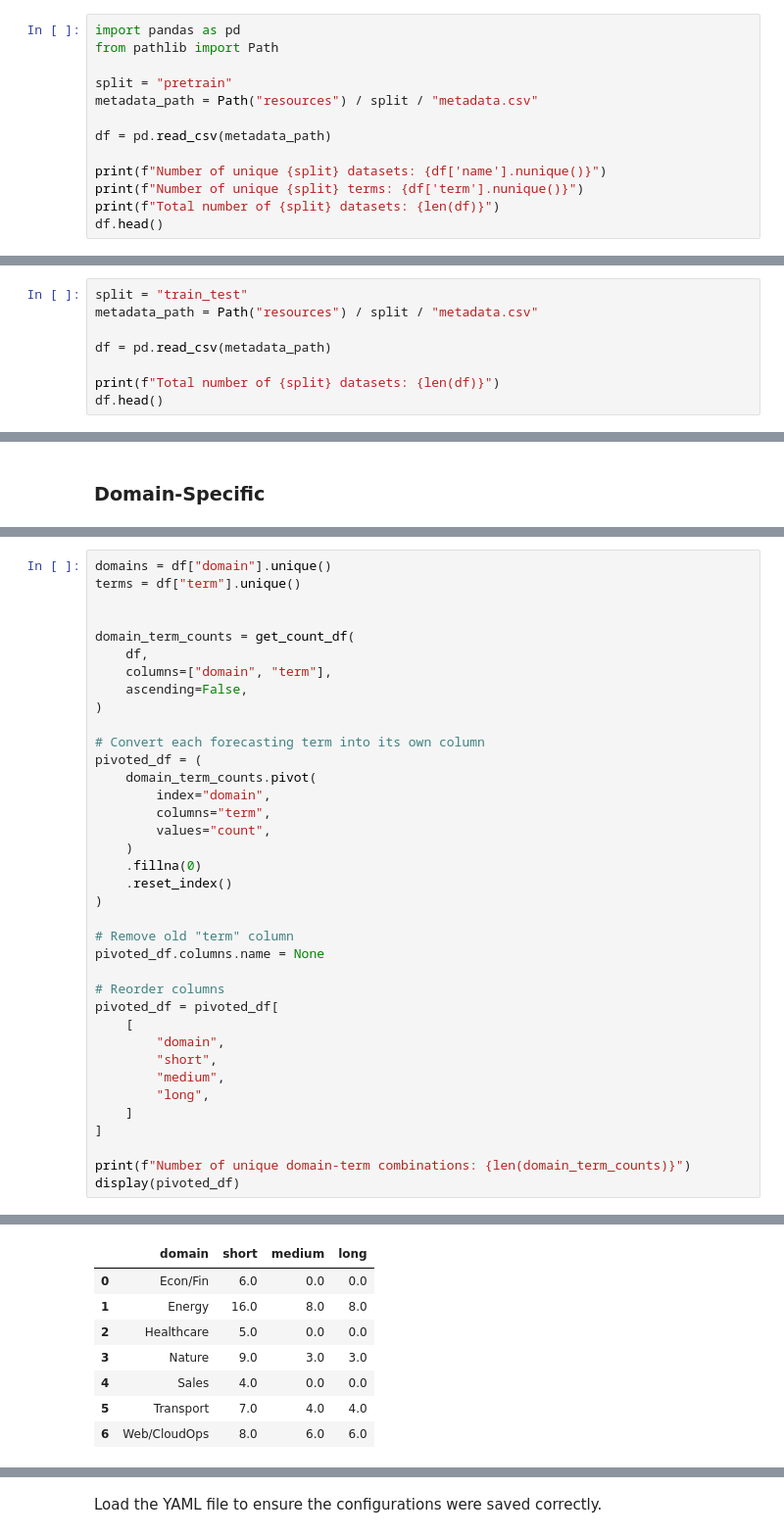
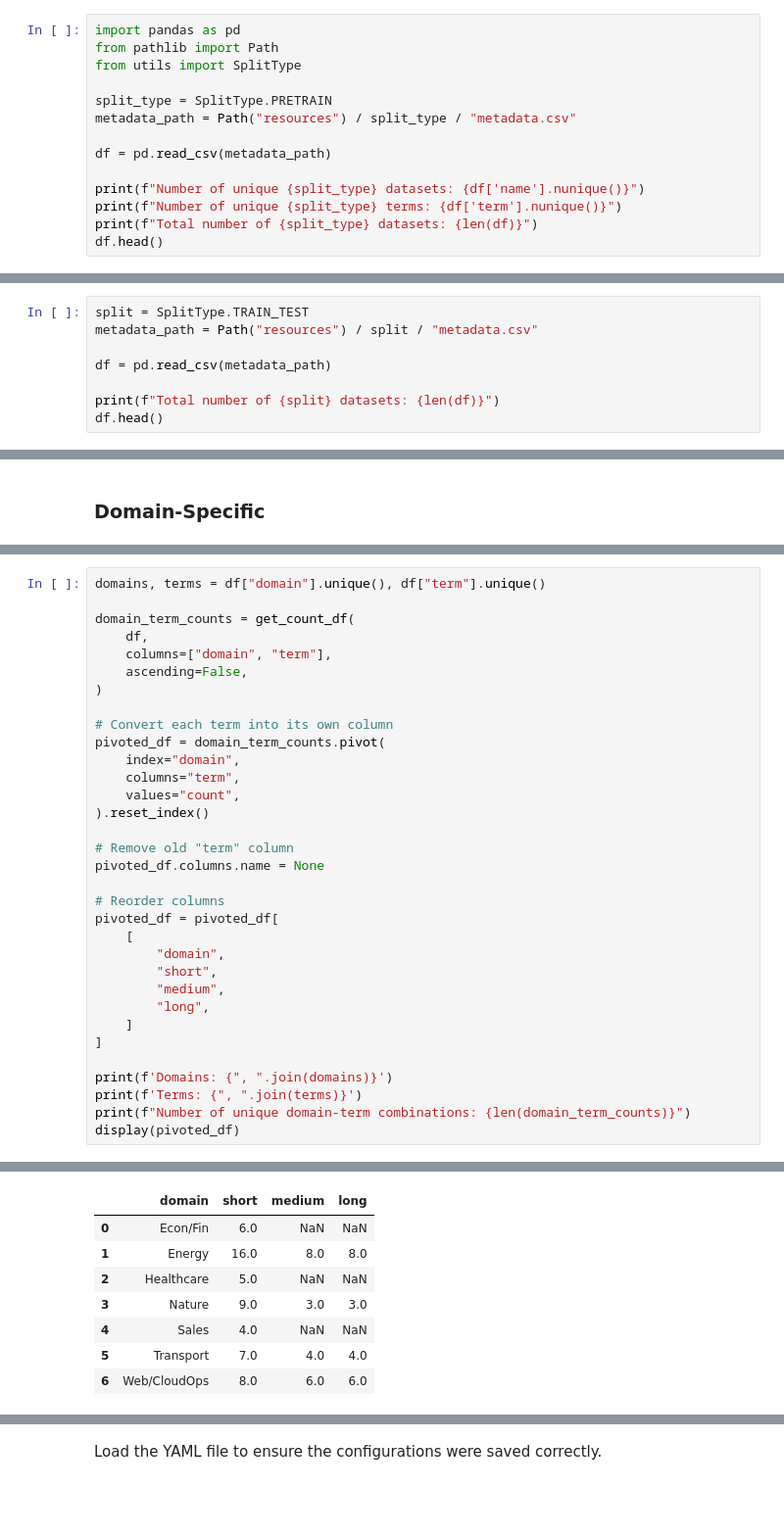
Before and after one commit to mpg05883/gift-eval, a Jupyter notebook: dataset_configs.ipynb, the cells around one changed output, grey strips where cells are left out. Shown at 98% size. Drawn from its saved outputs; the diff is of its cells as text; blank space fills up the shorter version.

Commit message:
Updated dataset configurations

```diff
--- a/dataset_configs.ipynb
+++ b/dataset_configs.ipynb
@@ -26,15 +25,16 @@ Load the pretraining split's metadata.
 # %%
 import pandas as pd
 from pathlib import Path
+from utils import SplitType
 
-split = "pretrain"
-metadata_path = Path("resources") / split / "metadata.csv"
+split_type = SplitType.PRETRAIN
+metadata_path = Path("resources") / split_type / "metadata.csv"
 
 df = pd.read_csv(metadata_path)
 
-print(f"Number of unique {split} datasets: {df['name'].nunique()}")
-print(f"Number of unique {split} terms: {df['term'].nunique()}")
-print(f"Total number of {split} datasets: {len(df)}")
+print(f"Number of unique {split_type} datasets: {df['name'].nunique()}")
+print(f"Number of unique {split_type} terms: {df['term'].nunique()}")
+print(f"Total number of {split_type} datasets: {len(df)}")
 df.head()
 # %% [output]
 Number of unique pretrain datasets: 152
@@ -302,7 +406,7 @@ Config 5:
 # %% [markdown]
 Load the train-test split's metadata.
 # %%
-split = "train_test"
+split = SplitType.TRAIN_TEST
 metadata_path = Path("resources") / split / "metadata.csv"
 
 df = pd.read_csv(metadata_path)
@@ -399,7 +513,5 @@ View all of the unique domain-term combinations and count the number of datasets
 # %%
-domains = df["domain"].unique()
-terms = df["term"].unique()
-
+domains, terms = df["domain"].unique(), df["term"].unique()
 
 domain_term_counts = get_count_df(
     df,
@@ -407,16 +519,12 @@ domain_term_counts = get_count_df(
     ascending=False,
 )
 
-# Convert each forecasting term into its own column
-pivoted_df = (
-    domain_term_counts.pivot(
-        index="domain",
-        columns="term",
-        values="count",
-    )
-    .fillna(0)
-    .reset_index()
-)
+# Convert each term into its own column
+pivoted_df = domain_term_counts.pivot(
+    index="domain",
+    columns="term",
+    values="count",
+).reset_index()
 
 # Remove old "term" column
 pivoted_df.columns.name = None
@@ -431,6 +539,8 @@ pivoted_df = pivoted_df[
     ]
 ]
 
+print(f'Domains: {", ".join(domains)}')
+print(f'Terms: {", ".join(terms)}')
 print(f"Number of unique domain-term combinations: {len(domain_term_counts)}")
 display(pivoted_df)
 # %% [output]
@@ -437,10 +549,10 @@ display(pivoted_df)
 Number of unique domain-term combinations: 15
 |  | domain | short | medium | long |
-| 0 | Econ/Fin | 6.0 | 0.0 | 0.0 |
+| 0 | Econ/Fin | 6.0 | NaN | NaN |
 | 1 | Energy | 16.0 | 8.0 | 8.0 |
-| 2 | Healthcare | 5.0 | 0.0 | 0.0 |
+| 2 | Healthcare | 5.0 | NaN | NaN |
 | 3 | Nature | 9.0 | 3.0 | 3.0 |
-| 4 | Sales | 4.0 | 0.0 | 0.0 |
+| 4 | Sales | 4.0 | NaN | NaN |
 | 5 | Transport | 7.0 | 4.0 | 4.0 |
 | 6 | Web/CloudOps | 8.0 | 6.0 | 6.0 |
 # %% [markdown]
```
Also changed, not shown: parts of 28 cells of this notebook, 5 other files.
